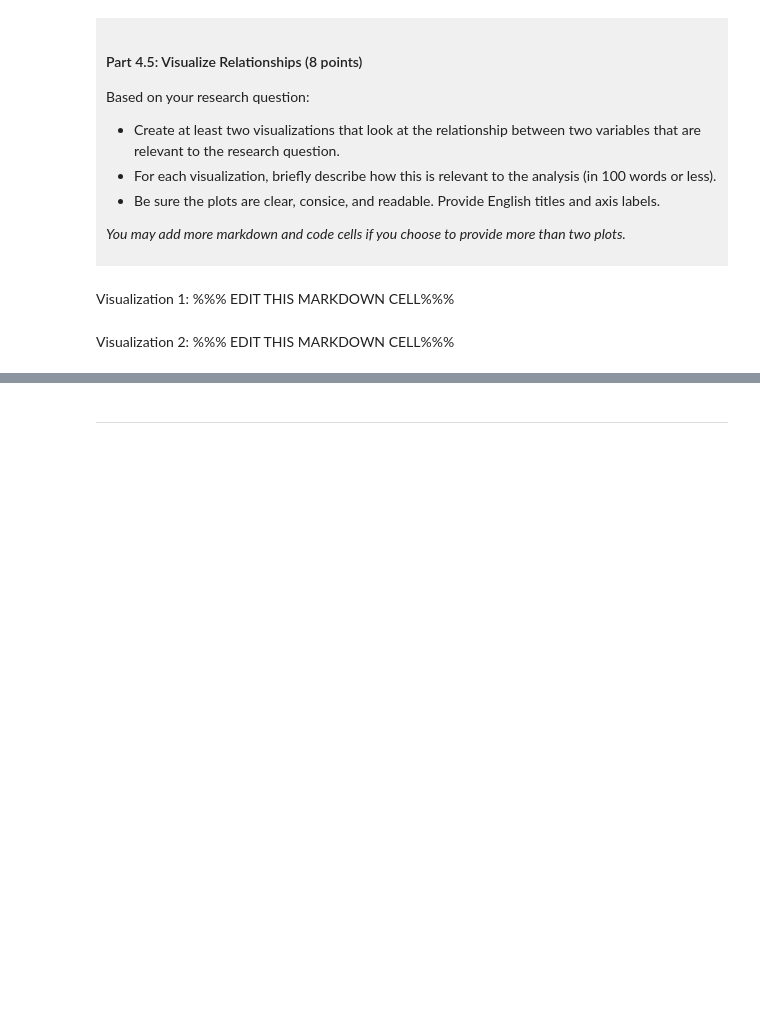
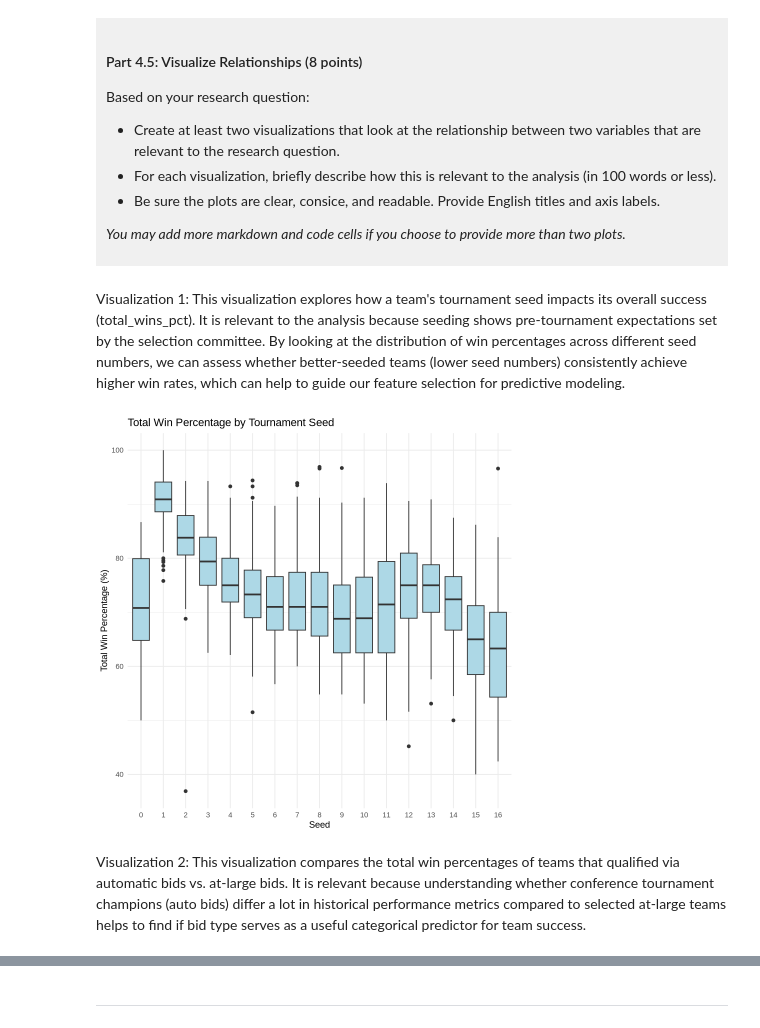
Before and after one commit to musli-max/dsci-100-project-muslima-akhatkulova, a Jupyter notebook: dsci-100-project-notebook.ipynb, the cells around one changed output, grey strips where cells are left out. Cells and saved outputs as stored; diff of their text form; code cells hidden in the pictures; blank space fills up the shorter version.

```diff
--- a/dsci-100-project-notebook.ipynb
+++ b/dsci-100-project-notebook.ipynb
@@ -325,9 +367,18 @@ Based on your research question:
 *You may add more markdown and code cells if you choose to provide more than two plots.*
 </div>
 # %% [markdown]
-Visualization 1: %%% EDIT THIS MARKDOWN CELL%%%
+Visualization 1: This visualization explores how a team's tournament seed impacts its overall success (total_wins_pct). It is relevant to the analysis because seeding shows pre-tournament expectations set by the selection committee. By looking at the distribution of win percentages across different seed numbers, we can assess whether better-seeded teams (lower seed numbers) consistently achieve higher win rates, which can help to guide our feature selection for predictive modeling.
 # %%
-### EDIT THIS CODE CELL FOR VISUALIZATION 1###
+ggplot(tidy_womens_data, aes(x = factor(seed), y = total_wins_pct)) +
+  geom_boxplot(fill = "lightblue") +
+  labs(
+    title = "Total Win Percentage by Tournament Seed",
+    x = "Seed",
+    y = "Total Win Percentage (%)"
+  ) +
+  theme_minimal()
+# %% [output]
+[figure, added]
 # %% [markdown]
-Visualization 2: %%% EDIT THIS MARKDOWN CELL%%%
+Visualization 2: This visualization compares the total win percentages of teams that qualified via automatic bids vs. at-large bids. It is relevant because understanding whether conference tournament champions (auto bids) differ a lot in historical performance metrics compared to selected at-large teams helps to find if bid type serves as a useful categorical predictor for team success.
 # %%
```
Also changed, not shown: parts of 7 cells of this notebook.
